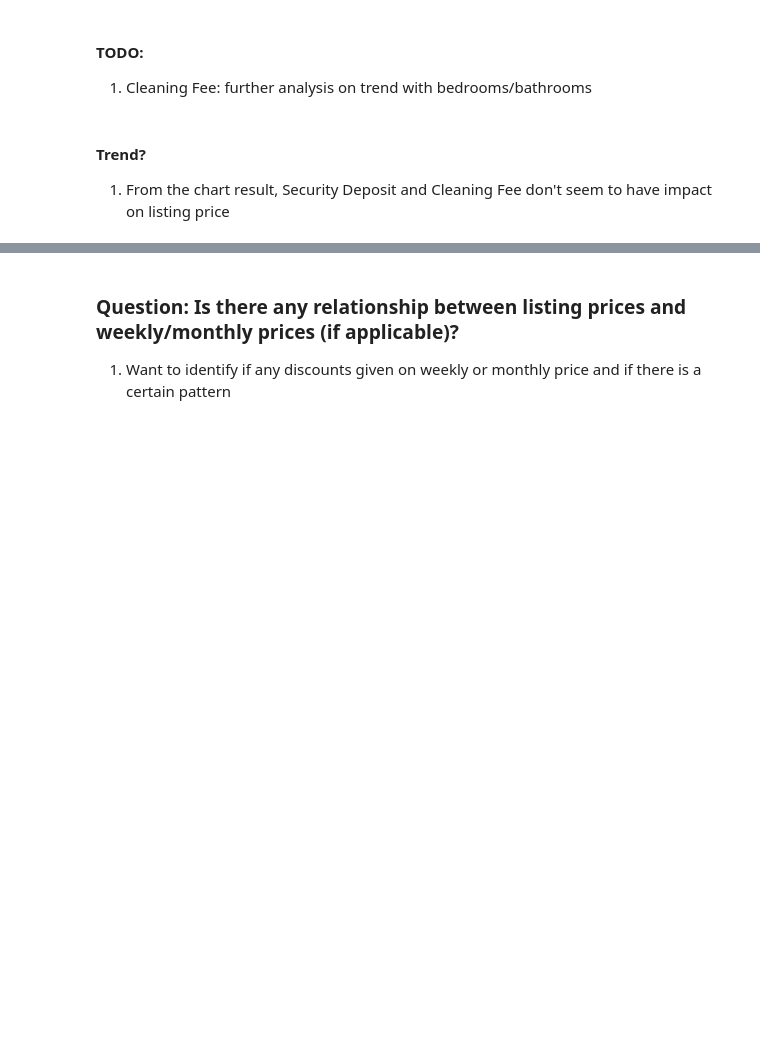
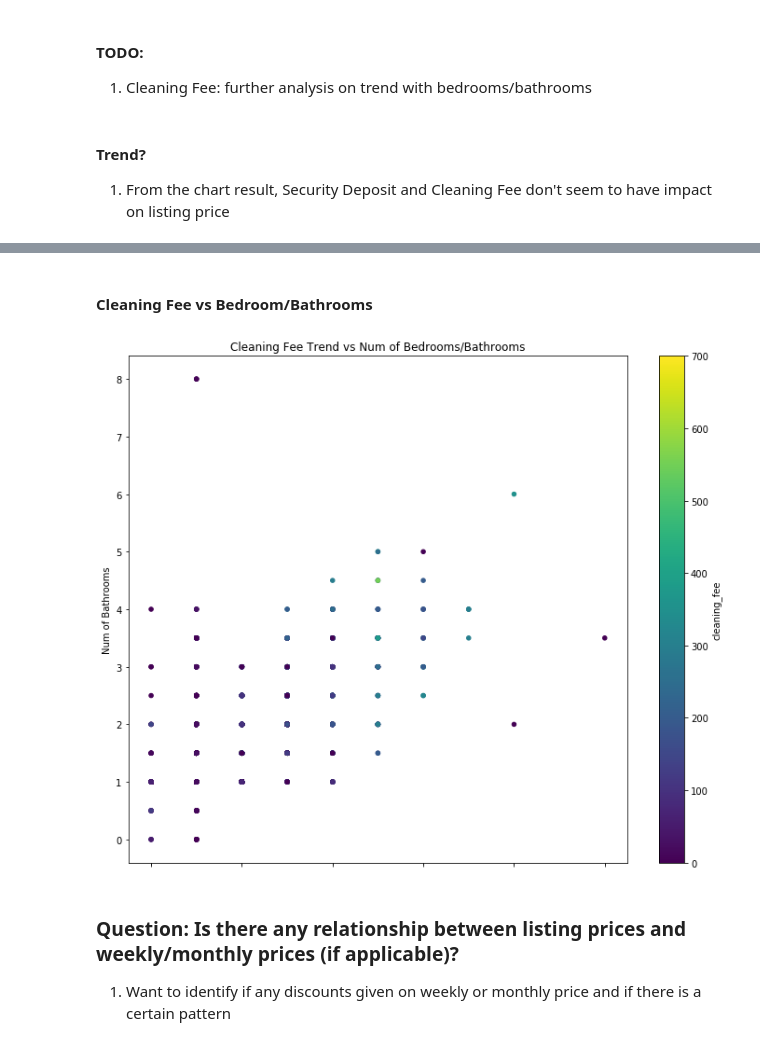
Before and after one commit to mikeli888/Springboard, a Jupyter notebook: sb2018_capstone1/Airbnb_pricing_analysis1.ipynb, the cells around one changed output, grey strips where cells are left out. Cells and saved outputs as stored; diff of their text form; code cells hidden in the pictures; blank space fills up the shorter version.

```diff
--- a/sb2018_capstone1/Airbnb_pricing_analysis1.ipynb
+++ b/sb2018_capstone1/Airbnb_pricing_analysis1.ipynb
@@ -366,3 +469,17 @@ plt.show()
+# %% [markdown]
+#### Cleaning Fee vs Bedroom/Bathrooms
+# %%
+rooms_df = r_cleaned[:][['cleaning_fee','bedrooms','bathrooms']]
+rooms_df = rooms_df.dropna()
+
+# Scatter Plot
+rooms_df.plot.scatter('bedrooms', 'bathrooms', c='cleaning_fee', cmap='viridis')
+plt.xlabel('Num of Bedrooms')
+plt.ylabel('Num of Bathrooms')
+plt.title('Cleaning Fee Trend vs Num of Bedrooms/Bathrooms')
+plt.show()
+# %% [output]
+[figure, added]
 # %% [markdown]
 ### Question: Is there any relationship between listing prices and weekly/monthly prices (if applicable)?
 1) Want to identify if any discounts given on weekly or monthly price and if there is a certain pattern
```
Also changed, not shown: parts of 13 cells of this notebook.
